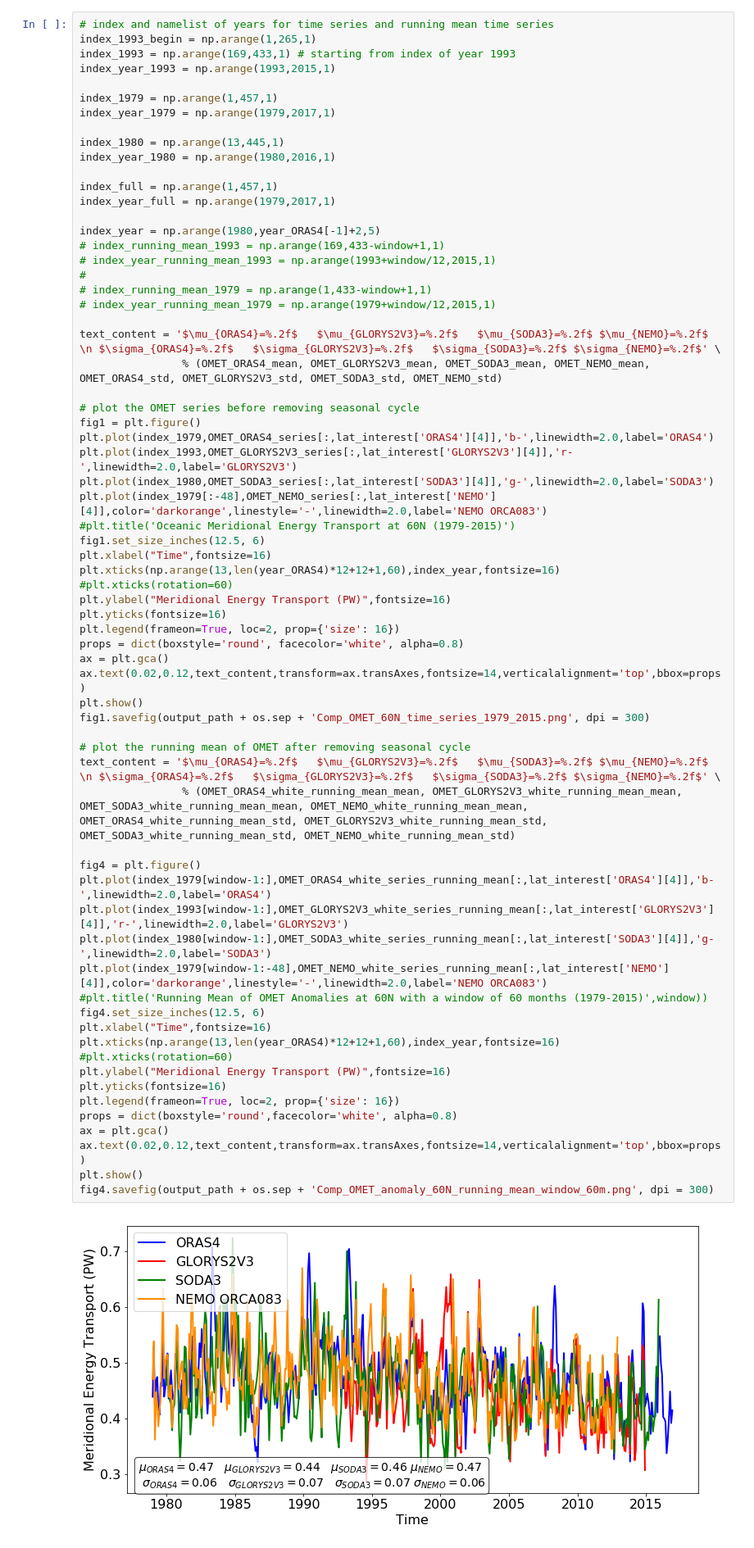
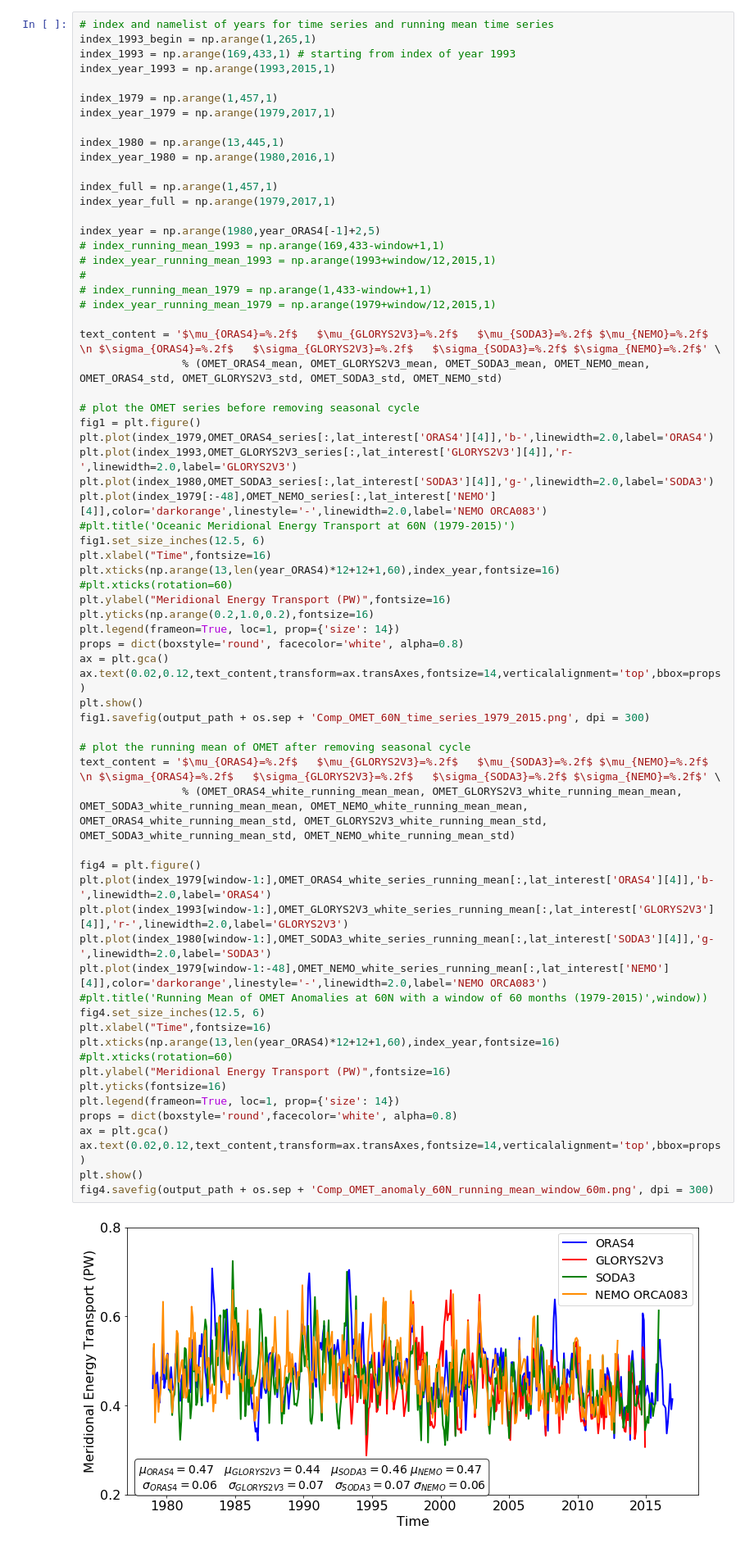
Before and after one commit to geek-yang/AirSeaFlow, a Jupyter notebook: MET_revise/ESD/paper_comp_OMET.ipynb, the cells around one changed output. Shown at 82% size. Saved outputs shown, nothing was run; the diff lists cells and outputs as text.

```diff
--- a/MET_revise/ESD/paper_comp_OMET.ipynb
+++ b/MET_revise/ESD/paper_comp_OMET.ipynb
@@ -411,35 +411,35 @@ plt.xlabel("Time",fontsize=16)
 plt.xticks(np.arange(13,len(year_ORAS4)*12+12+1,60),index_year,fontsize=16)
 #plt.xticks(rotation=60)
 plt.ylabel("Meridional Energy Transport (PW)",fontsize=16)
-plt.yticks(fontsize=16)
-plt.legend(frameon=True, loc=2, prop={'size': 16})
+plt.yticks(np.arange(0.2,1.0,0.2),fontsize=16)
+plt.legend(frameon=True, loc=1, prop={'size': 14})
 props = dict(boxstyle='round', facecolor='white', alpha=0.8)
 ax = plt.gca()
 ax.text(0.02,0.12,text_content,transform=ax.transAxes,fontsize=14,verticalalignment='top',bbox=props)
 plt.show()
 fig1.savefig(output_path + os.sep + 'Comp_OMET_60N_time_series_1979_2015.png', dpi = 300)
 
 # plot the running mean of OMET after removing seasonal cycle
 text_content = '$\mu_{ORAS4}=%.2f$   $\mu_{GLORYS2V3}=%.2f$   $\mu_{SODA3}=%.2f$ $\mu_{NEMO}=%.2f$ \n $\sigma_{ORAS4}=%.2f$   $\sigma_{GLORYS2V3}=%.2f$   $\sigma_{SODA3}=%.2f$ $\sigma_{NEMO}=%.2f$' \
                 % (OMET_ORAS4_white_running_mean_mean, OMET_GLORYS2V3_white_running_mean_mean, OMET_SODA3_white_running_mean_mean, OMET_NEMO_white_running_mean_mean, OMET_ORAS4_white_running_mean_std, OMET_GLORYS2V3_white_running_mean_std, OMET_SODA3_white_running_mean_std, OMET_NEMO_white_running_mean_std)
 
 fig4 = plt.figure()
 plt.plot(index_1979[window-1:],OMET_ORAS4_white_series_running_mean[:,lat_interest['ORAS4'][4]],'b-',linewidth=2.0,label='ORAS4')
 plt.plot(index_1993[window-1:],OMET_GLORYS2V3_white_series_running_mean[:,lat_interest['GLORYS2V3'][4]],'r-',linewidth=2.0,label='GLORYS2V3')
 plt.plot(index_1980[window-1:],OMET_SODA3_white_series_running_mean[:,lat_interest['SODA3'][4]],'g-',linewidth=2.0,label='SODA3')
 plt.plot(index_1979[window-1:-48],OMET_NEMO_white_series_running_mean[:,lat_interest['NEMO'][4]],color='darkorange',linestyle='-',linewidth=2.0,label='NEMO ORCA083')
 #plt.title('Running Mean of OMET Anomalies at 60N with a window of 60 months (1979-2015)',window))
 fig4.set_size_inches(12.5, 6)
 plt.xlabel("Time",fontsize=16)
 plt.xticks(np.arange(13,len(year_ORAS4)*12+12+1,60),index_year,fontsize=16)
 #plt.xticks(rotation=60)
 plt.ylabel("Meridional Energy Transport (PW)",fontsize=16)
 plt.yticks(fontsize=16)
-plt.legend(frameon=True, loc=2, prop={'size': 16})
+plt.legend(frameon=True, loc=1, prop={'size': 14})
 props = dict(boxstyle='round',facecolor='white', alpha=0.8)
 ax = plt.gca()
 ax.text(0.02,0.12,text_content,transform=ax.transAxes,fontsize=14,verticalalignment='top',bbox=props)
 plt.show()
 fig4.savefig(output_path + os.sep + 'Comp_OMET_anomaly_60N_running_mean_window_60m.png', dpi = 300)
 # %% [output]
-[figure, old version]
+[figure, new version]
```
Also changed, not shown: parts of 1 cell of this notebook, 5 other files.
